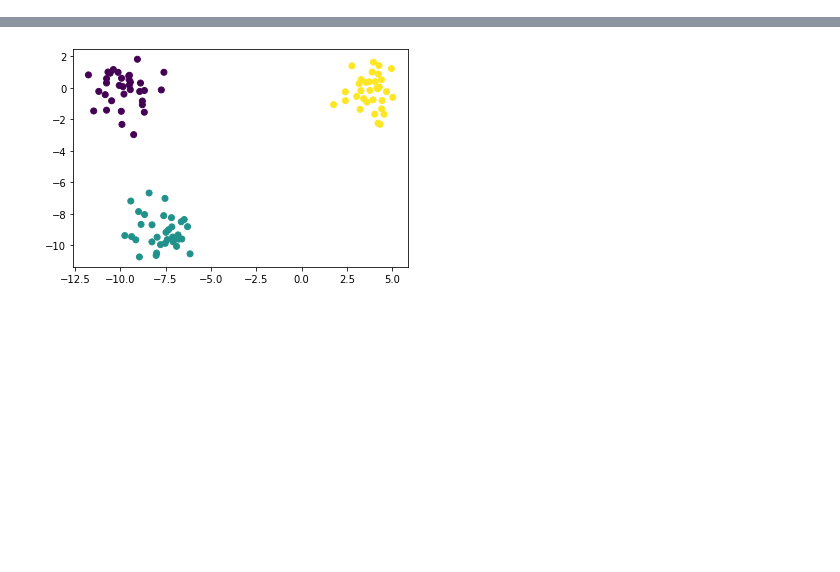
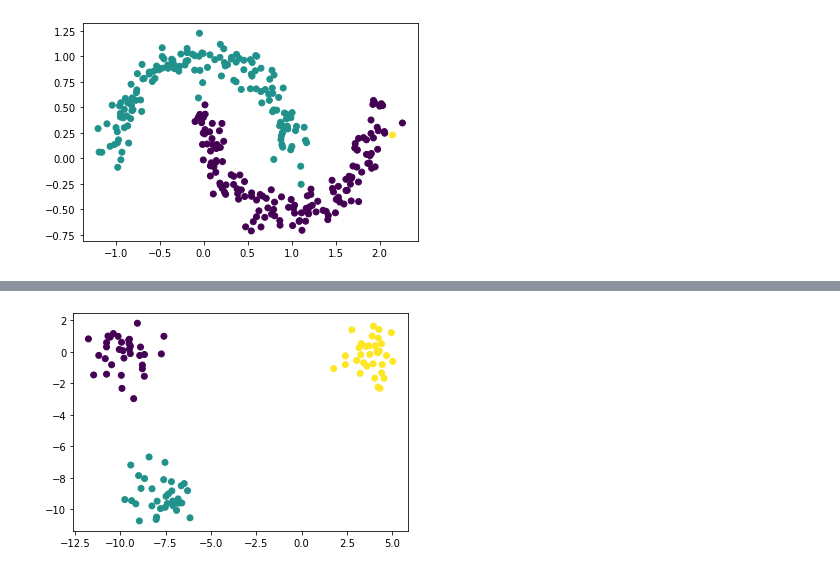
Before and after one commit to tigranfah/machine_learning, a Jupyter notebook: ACA_course/machine_learning/homeworks/homework9/visualization.ipynb, the cells around one changed output, grey strips where cells are left out. Drawn from its saved outputs; the diff is of its cells as text; code cells hidden in the pictures; blank space fills up the shorter version.

Commit message:
DBSCAN fix.

```diff
--- a/ACA_course/machine_learning/homeworks/homework9/visualization.ipynb
+++ b/ACA_course/machine_learning/homeworks/homework9/visualization.ipynb
@@ -72,0 +74,3 @@ class DBSCAN:
+# %%
+imp_dbscan = ImpDBSCAN(eps=0.2, min_points=7)
+imp_dbscan.fit(X)
@@ -72,0 +98,5 @@ class DBSCAN:
+# %%
+plt.scatter(X[:, 0], X[:, 1], c=imp_dbscan.clusters)
+plt.show()
+# %% [output]
+[figure, added]
```
Also changed, not shown: parts of 10 cells of this notebook, 1 other file.
